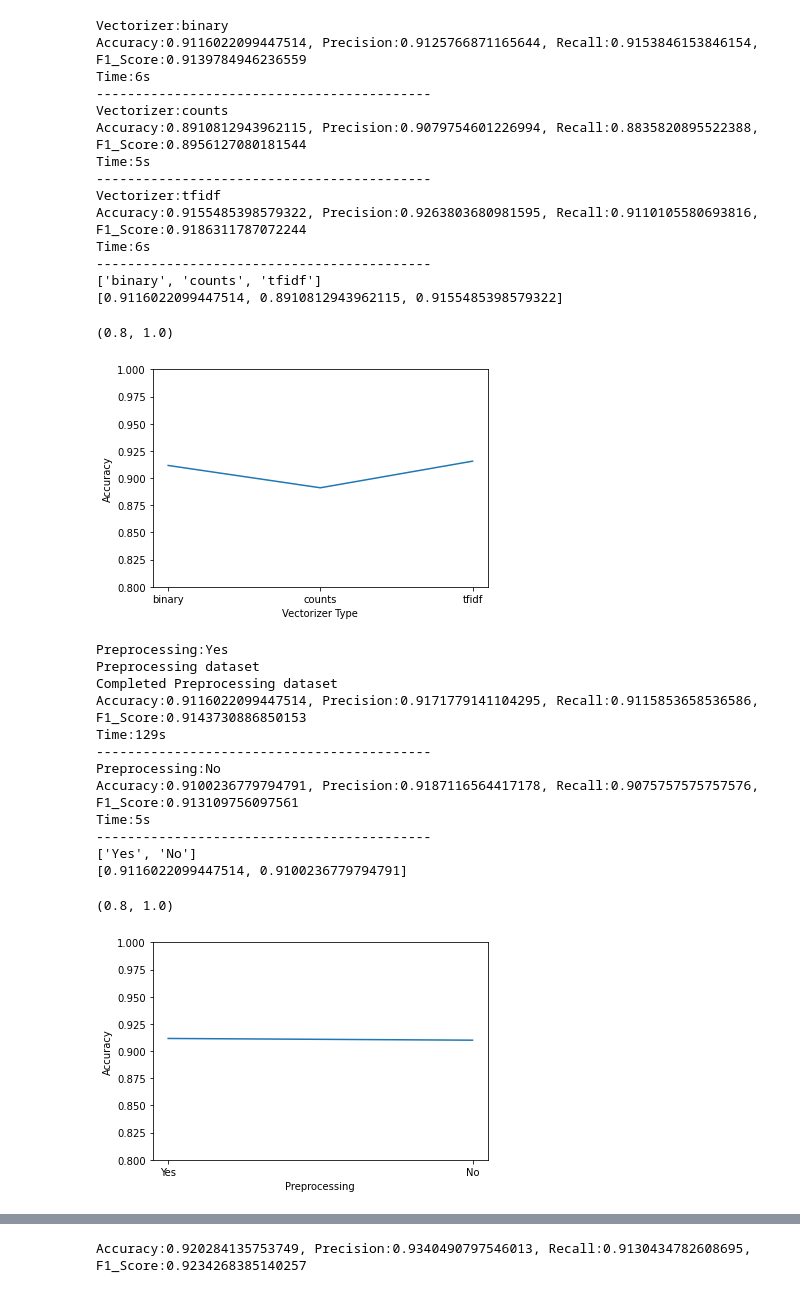
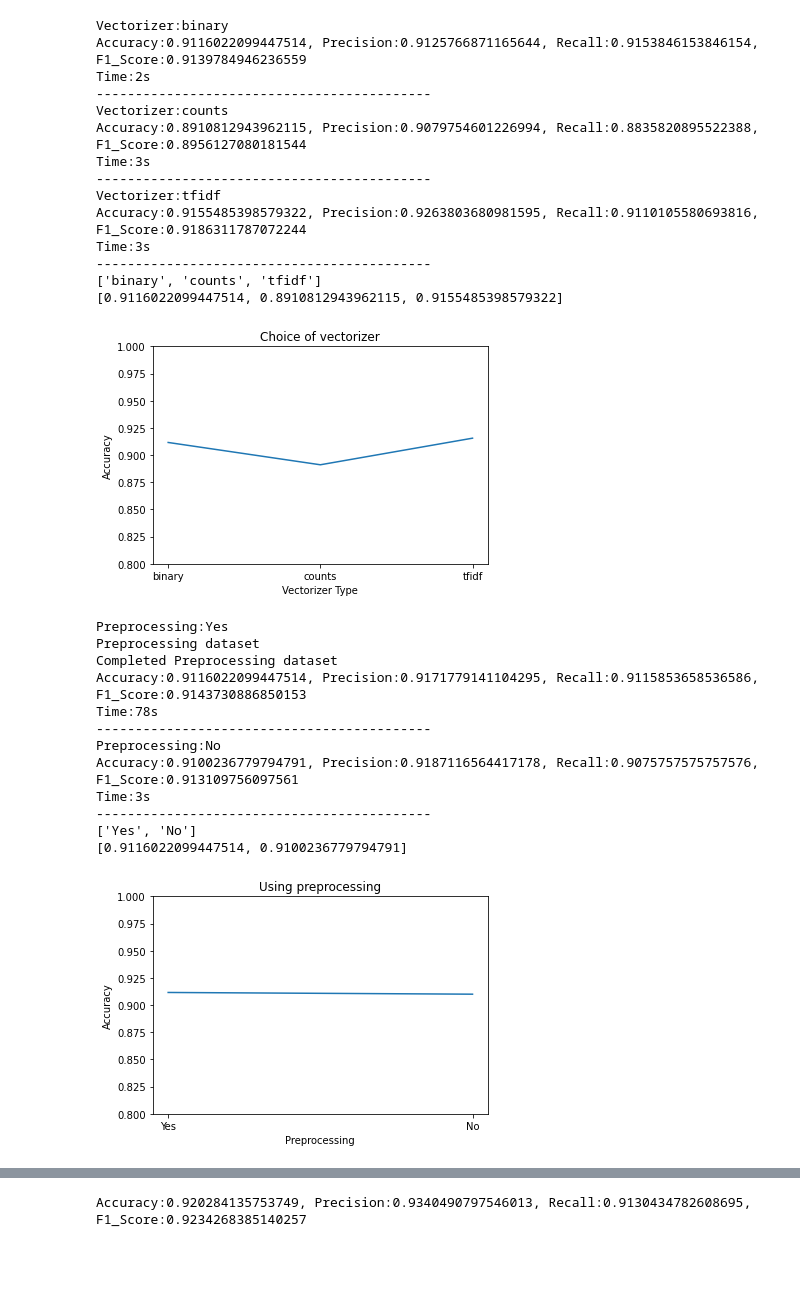
Before and after one commit to Luna-Xinyue/FakeNewsDetector, a Jupyter notebook: LogisticRegression.ipynb, the cells around one changed output, grey strips where cells are left out. Saved outputs shown, nothing was run; the diff lists cells and outputs as text; code cells hidden in the pictures; blank space fills up the shorter version.

```diff
--- a/LogisticRegression.ipynb
+++ b/LogisticRegression.ipynb
@@ -126,39 +130,41 @@ y_binary = le.transform(dataframe['label'])
 
 accuracy_list = []
 for vectorizer in vectorizer_type:
     epoch_time_start = int(time.time())
     print('Vectorizer:' + vectorizer)
 
     X_data = lrm.fit_vectorizer(dataset, vec_type=vectorizer, max_features=2000)
 
     accuracy = lrm.run_default_logistic_regression(X_data,y_binary)
     accuracy_list.append(accuracy)
     epoch_time_end = int(time.time())
     print('Time:' +str(epoch_time_end-epoch_time_start)+'s')
     print('-------------------------------------------')
 print(vectorizer_type)
 print(accuracy_list)
-plt.plot(vectorizer_type,accuracy_list)
+
 plt.xlabel('Vectorizer Type')
 plt.ylabel('Accuracy')
 plt.ylim(0.8,1)
+plt.plot(vectorizer_type,accuracy_list)
+plt.title('Choice of vectorizer')
+plt.savefig('plots/vectorization')
 # %% [output]
 Vectorizer:binary
 Accuracy:0.9116022099447514, Precision:0.9125766871165644, Recall:0.9153846153846154, F1_Score:0.9139784946236559
-Time:6s
+Time:2s
 -------------------------------------------
 Vectorizer:counts
 Accuracy:0.8910812943962115, Precision:0.9079754601226994, Recall:0.8835820895522388, F1_Score:0.8956127080181544
-Time:5s
+Time:3s
 -------------------------------------------
 Vectorizer:tfidf
 Accuracy:0.9155485398579322, Precision:0.9263803680981595, Recall:0.9110105580693816, F1_Score:0.9186311787072244
-Time:6s
+Time:3s
 -------------------------------------------
 ['binary', 'counts', 'tfidf']
 [0.9116022099447514, 0.8910812943962115, 0.9155485398579322]
-(0.8, 1.0)
-[figure, old version]
+[figure, new version]
 # %%
 # Pre-processing vs. no Pre-processing
 # Using no cropping, and tfidf with vocab_size = 1500
@@ -196,25 +202,27 @@ print('-------------------------------------------')
 preprocessing_list = ['Yes','No']
 print(preprocessing_list)
 print(accuracy_list)
-plt.plot(preprocessing_list,accuracy_list)
+
 plt.xlabel('Preprocessing')
 plt.ylabel('Accuracy')
 plt.ylim(0.8,1)
+plt.title('Using preprocessing')
+plt.plot(preprocessing_list,accuracy_list)
+plt.savefig('plots/preprocessing')
 # %% [output]
 Preprocessing:Yes
 Preprocessing dataset
 Completed Preprocessing dataset
 Accuracy:0.9116022099447514, Precision:0.9171779141104295, Recall:0.9115853658536586, F1_Score:0.9143730886850153
-Time:129s
+Time:78s
 -------------------------------------------
 Preprocessing:No
 Accuracy:0.9100236779794791, Precision:0.9187116564417178, Recall:0.9075757575757576, F1_Score:0.913109756097561
-Time:5s
+Time:3s
 -------------------------------------------
 ['Yes', 'No']
 [0.9116022099447514, 0.9100236779794791]
-(0.8, 1.0)
-[figure, old version]
+[figure, new version]
 # %%
 # Vocab_size = 2000
 # Cropping = None
```
Also changed, not shown: parts of 7 cells of this notebook, 8 other files.
